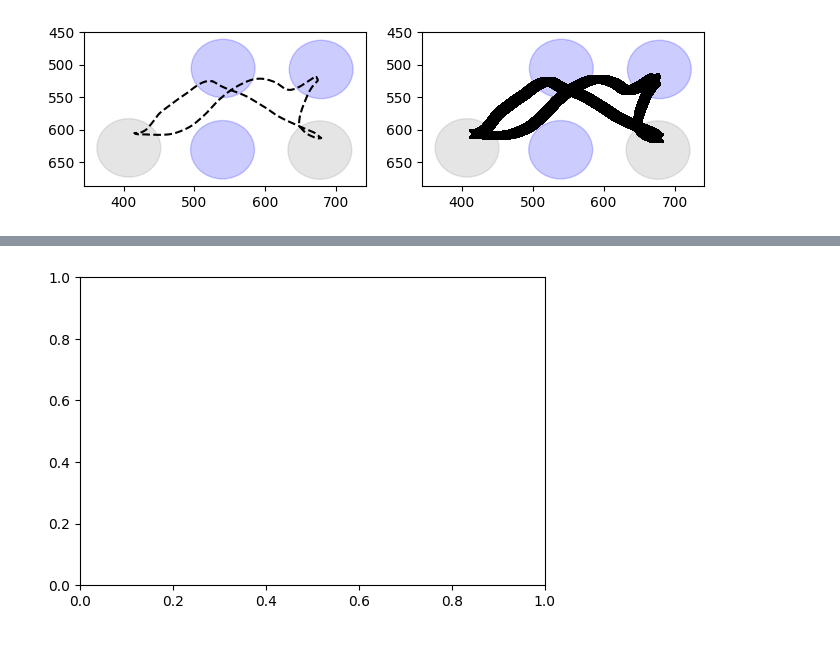
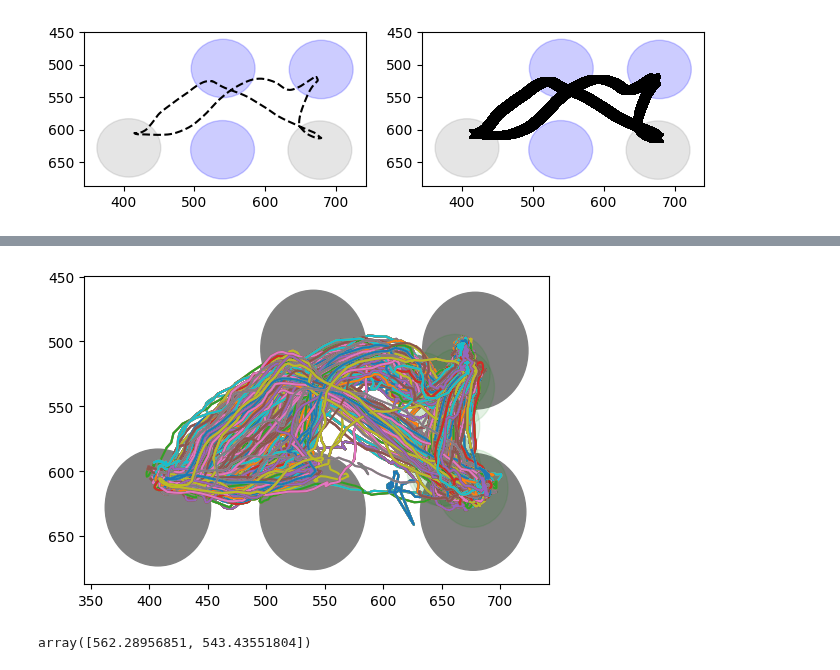
Before and after one commit to EmmettJT/sequences_analyse_PPSeq, a Jupyter notebook: revision_analysis/prioritisation_analysis/Untitled-1.ipynb, the cells around one changed output, grey strips where cells are left out. Saved outputs shown, nothing was run; the diff lists cells and outputs as text; code cells hidden in the pictures.

```diff
--- a/revision_analysis/prioritisation_analysis/Untitled-1.ipynb
+++ b/revision_analysis/prioritisation_analysis/Untitled-1.ipynb
@@ -989,7 +1028,7 @@ def find_motif_start_end_points(continuous_regions_df,standard_av_curve,port_cen
 # %%
 
 # next define the regions of each motif
-motif_start_ends_df = find_motif_start_end_points(continuous_regions_df,standard_av_curve,port_centroids,seq_colours)
+motif_start_ends_df = find_motif_points(continuous_regions_df,standard_av_curve,port_centroids,seq_colours,num_intermediate_points=5)
 
 # now take these start and end points of each motif to find all motif examples (use a radius and maybe time filter)
 # this should give me all motif executions
@@ -1041,11 +1042,0 @@ for index,port_centroid in enumerate(port_centroids):
-# %%
-nrow = 1
-ncol = 1
-fig, axs = plt.subplots(nrow, ncol,figsize=(6, 4))
-for ind, ax in enumerate(fig.axes):
-    for index,port_centroid in enumerate(port_centroids):
-        ## define rings around important ports: port 5, port2, port 3, port4
-        circle1 = plt.Circle(port_centroid, 45, color='grey', alpha = 0.2)
-        ax.add_patch(circle1)
-# %% [output]
-[figure, removed]
@@ -1051,0 +1046,41 @@ for ind, ax in enumerate(fig.axes):
+# %%
+# convert to xy coords
+coords = []
+for ind_,item in enumerate(current_x):
+    coords += [[item,current_y[ind_]]]
+
+## each of these is a frame so we know the timing between them. ie. one frame is 1/60s
+fps = 1/np.mean(np.diff(camera_timestamps_df['Time Stamps'].values))
+time_filter = 4 #in s
+frame_filter = int(time_filter / (1/fps))
+
+points = []
+for column in list(motif_start_ends_df):
+    row = motif_start_ends_df[(f'{column}')][3]
+    points += [row]
+
+radius_intermediate =30
+radius_start_end = 30
+inds = find_transition_times(points[0], points[-1], points[1:-1], coords, frame_filter,radius_start_end, radius_intermediate)
+
+
+fig, ax = plt.subplots(1, 1,figsize=(6, 4))
+for index,port_centroid in enumerate(port_centroids):
+    circle1 = plt.Circle(port_centroid, 45, color='grey', alpha = 1)
+    ax.add_patch(circle1)
+
+
+for index,centroid in enumerate(points):
+    circle2 = plt.Circle(centroid, radius_intermediate, color='green', alpha = 0.1)
+    ax.add_patch(circle2)
+
+
+for ind in inds:
+    traject = coords[ind[0]:ind[1]]
+    x = [point[0] for point in traject]
+    y = [point[1] for point in traject]
+    ax.plot(x,y,'-')
+
+ax.invert_yaxis()
+# %% [output]
+[figure, added]
@@ -1052,3 +1130,8 @@ for ind, ax in enumerate(fig.axes):
+# %%
+end_target
+start_target
+# %% [output]
+array([562.28956851, 543.43551804])
 # %%
 def is_within_radius(point, center, radius=10):
     return math.dist(point, center) <= radius
```
Also changed, not shown: parts of 10 cells of this notebook.
